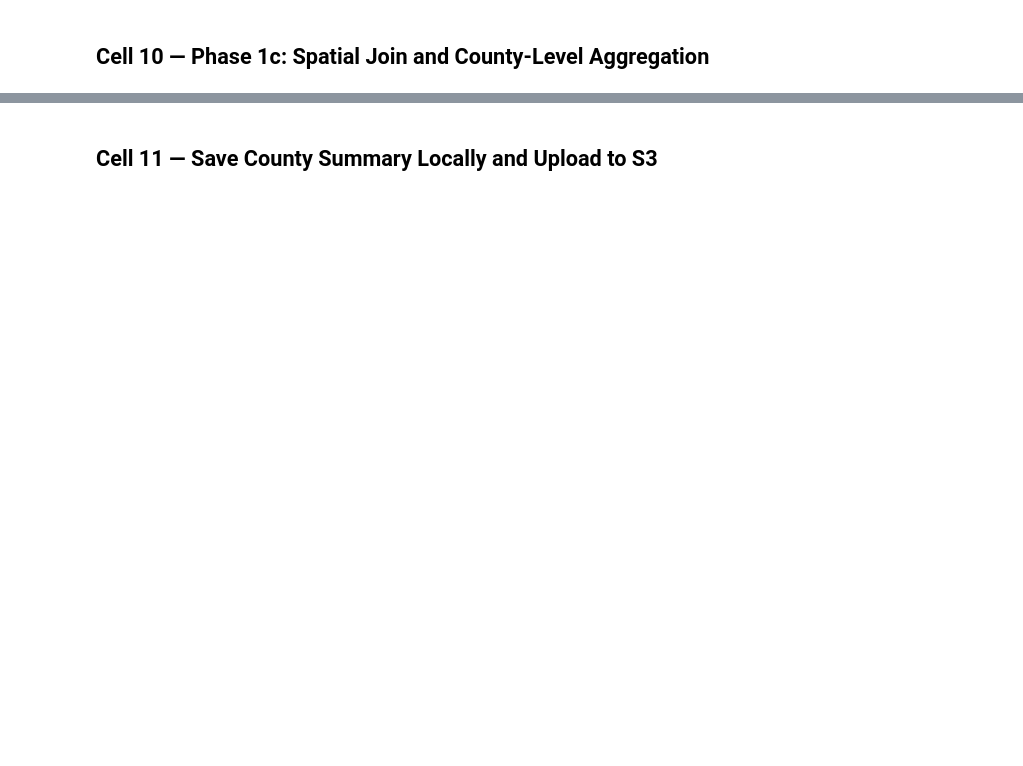
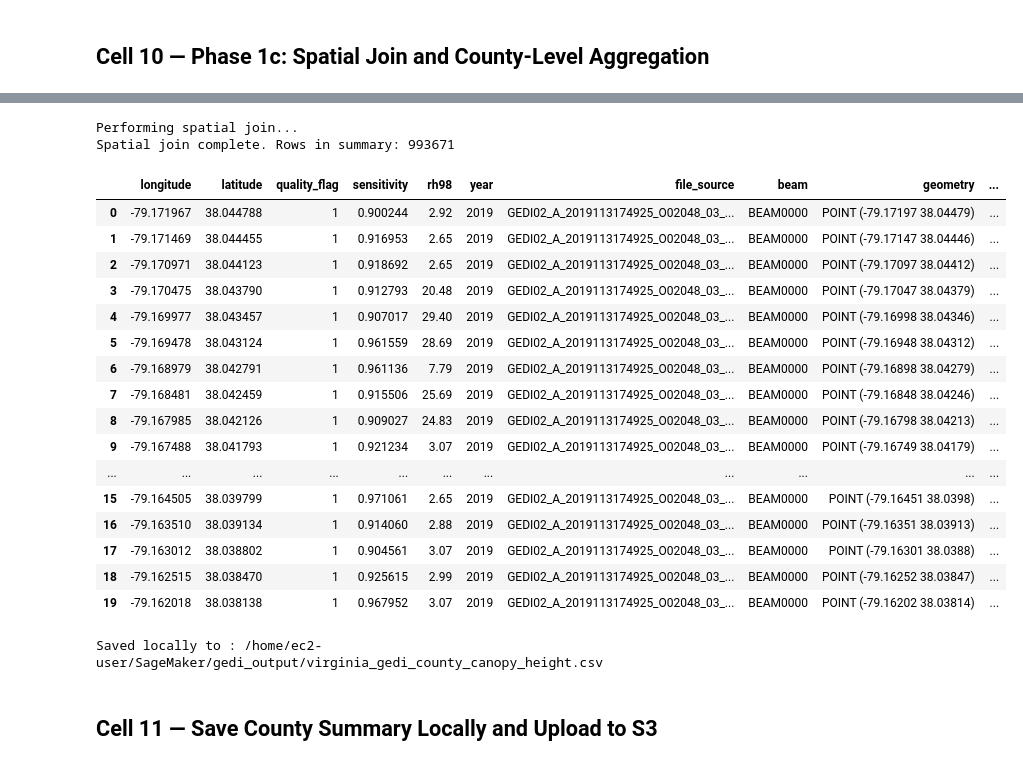
Before and after one commit to d26clarke/DS6015-006_TheCapstoneRepo, a Jupyter notebook: python/notebooks/process_gedi_from_s3.ipynb, the cells around one changed output, grey strips where cells are left out. Drawn from its saved outputs; the diff is of its cells as text; code cells hidden in the pictures; blank space fills up the shorter version.

Commit message:
Updates and new files from SageMaker

```diff
--- a/python/notebooks/process_gedi_from_s3.ipynb
+++ b/python/notebooks/process_gedi_from_s3.ipynb
@@ -44,14 +71,17 @@ Edit this cell to change S3 paths, bounding box, grid resolution, or target juri
 # %%
 # ── S3 settings ───────────────────────────────────────────────────────────────
 S3_BUCKET             = "central-virginia-tree-canopy-project"
-S3_PREFIX             = "GEDI/"
+S3_PREFIX             = "GEDI/GEDI02_A/002/"
 GEDI_COUNTY_S3_PREFIX = "gedi-county-summary/"
+GEDI_DETAILED_COUNTY_S3_PREFIX = "gedi-county-detailed/"
 
 # ── Local output directory ────────────────────────────────────────────────────
 OUTPUT_DIR        = "/home/ec2-user/SageMaker/gedi_output"
 OUTPUT_PARQUET    = os.path.join(OUTPUT_DIR, "virginia_gedi_canopy_multiyear.parquet")
 OUTPUT_NETCDF     = os.path.join(OUTPUT_DIR, "virginia_gedi_canopy_grid.nc")
 OUTPUT_COUNTY_CSV = os.path.join(OUTPUT_DIR, "virginia_gedi_county_summary.csv")
+OUTPUT_DETAILED_COUNTY_CSV = os.path.join(OUTPUT_DIR, "virginia_gedi_county_canopy_height.csv")
+OUTPUT_DETAILED_COUNTY_CANOPY_HEIGHT_CSV = os.path.join(OUTPUT_DIR, "virginia_gedi_county_canopy_height.csv")
 
 # ── Spatial bounds (Virginia 8-jurisdiction study area) ───────────────────────
 MIN_LON, MIN_LAT, MAX_LON, MAX_LAT = -79.1721, 37.3296, -77.6873, 38.4755
@@ -63,11 +93,13 @@ GRID_RES = 0.081
 TARGET_JURISDICTIONS = [
     ("Albemarle",       "51", "003",   "county"),
     ("Augusta",         "51", "015",   "county"),
+    ("Buckingham",      "51", "029",   "county"),
     ("Charlottesville", "51", "14968", "place"),
     ("Fluvanna",        "51", "065",   "county"),
     ("Greene",          "51", "079",   "county"),
     ("Louisa",          "51", "109",   "county"),
     ("Nelson",          "51", "125",   "county"),
+    ("Orange",          "51", "137",   "county"),
     ("Rockingham",      "51", "165",   "county"),
 ]
 
@@ -284,3 +605,69 @@ gedi_county_summary
+# %%
+# Load dataframe with canopy height data points
+df_gedi_canopy_height = pd.read_csv('/home/ec2-user/SageMaker/gedi_output/virginia_gedi_county_canopy_height.csv')
+
+gdf_gedi_canopy_height = gpd.GeoDataFrame(
+     df_gedi_canopy_height,
+     geometry=gpd.points_from_xy(df_gedi_canopy_height.longitude, df_gedi_canopy_height.latitude),
+     crs="EPSG:4326"
+ )
+
+# The Fix for the Value Error
+
+# Drop any stale index columns from a previous join
+gdf_gedi_canopy_height = gdf_gedi_canopy_height.drop(
+    columns=[c for c in ["index_right", "index_left"] if c in gdf_gedi_canopy_height.columns]
+)
+filtered_counties = filtered_counties.drop(
+    columns=[c for c in ["index_right", "index_left"] if c in filtered_counties.columns]
+)
+
+print("Performing spatial join...")
+gedi_with_county_canopy_height = gpd.sjoin(
+    gdf_gedi_canopy_height,
+    filtered_counties[['jurisdiction', 'geometry']],
+    how='inner',
+    predicate='within'
+)
+
+# gedi_county_summary = (
+#     gedi_with_county
+#     .groupby(['year', 'jurisdiction'])['rh98']
+#     .mean()
+#     .reset_index()
+#     .rename(columns={'rh98': 'canopy_height_mean_m'})
+# )
+
+print(f"Spatial join complete. Rows in summary: {len(gedi_with_county_canopy_height)}")
+gedi_with_county_canopy_height.head(20)
+# %% [output]
+Performing spatial join...
+Spatial join complete. Rows in summary: 993671
+|  | longitude | latitude | quality_flag | sensitivity | rh98 | year | file_source | beam | geometry | ... |
+| 0 | -79.171967 | 38.044788 | 1 | 0.900244 | 2.92 | 2019 | GEDI02_A_2019113174925_O02048_03_... | BEAM0000 | POINT (-79.17197 38.04479) | ... |
+| 1 | -79.171469 | 38.044455 | 1 | 0.916953 | 2.65 | 2019 | GEDI02_A_2019113174925_O02048_03_... | BEAM0000 | POINT (-79.17147 38.04446) | ... |
+| 2 | -79.170971 | 38.044123 | 1 | 0.918692 | 2.65 | 2019 | GEDI02_A_2019113174925_O02048_03_... | BEAM0000 | POINT (-79.17097 38.04412) | ... |
+| 3 | -79.170475 | 38.043790 | 1 | 0.912793 | 20.48 | 2019 | GEDI02_A_2019113174925_O02048_03_... | BEAM0000 | POINT (-79.17047 38.04379) | ... |
+| 4 | -79.169977 | 38.043457 | 1 | 0.907017 | 29.40 | 2019 | GEDI02_A_2019113174925_O02048_03_... | BEAM0000 | POINT (-79.16998 38.04346) | ... |
+| 5 | -79.169478 | 38.043124 | 1 | 0.961559 | 28.69 | 2019 | GEDI02_A_2019113174925_O02048_03_... | BEAM0000 | POINT (-79.16948 38.04312) | ... |
+| 6 | -79.168979 | 38.042791 | 1 | 0.961136 | 7.79 | 2019 | GEDI02_A_2019113174925_O02048_03_... | BEAM0000 | POINT (-79.16898 38.04279) | ... |
+| 7 | -79.168481 | 38.042459 | 1 | 0.915506 | 25.69 | 2019 | GEDI02_A_2019113174925_O02048_03_... | BEAM0000 | POINT (-79.16848 38.04246) | ... |
+| 8 | -79.167985 | 38.042126 | 1 | 0.909027 | 24.83 | 2019 | GEDI02_A_2019113174925_O02048_03_... | BEAM0000 | POINT (-79.16798 38.04213) | ... |
+| 9 | -79.167488 | 38.041793 | 1 | 0.921234 | 3.07 | 2019 | GEDI02_A_2019113174925_O02048_03_... | BEAM0000 | POINT (-79.16749 38.04179) | ... |
+| ... | ... | ... | ... | ... | ... | ... | ... | ... | ... | ... |
+| 15 | -79.164505 | 38.039799 | 1 | 0.971061 | 2.65 | 2019 | GEDI02_A_2019113174925_O02048_03_... | BEAM0000 | POINT (-79.16451 38.0398) | ... |
+| 16 | -79.163510 | 38.039134 | 1 | 0.914060 | 2.88 | 2019 | GEDI02_A_2019113174925_O02048_03_... | BEAM0000 | POINT (-79.16351 38.03913) | ... |
+| 17 | -79.163012 | 38.038802 | 1 | 0.904561 | 3.07 | 2019 | GEDI02_A_2019113174925_O02048_03_... | BEAM0000 | POINT (-79.16301 38.0388) | ... |
+| 18 | -79.162515 | 38.038470 | 1 | 0.925615 | 2.99 | 2019 | GEDI02_A_2019113174925_O02048_03_... | BEAM0000 | POINT (-79.16252 38.03847) | ... |
+| 19 | -79.162018 | 38.038138 | 1 | 0.967952 | 3.07 | 2019 | GEDI02_A_2019113174925_O02048_03_... | BEAM0000 | POINT (-79.16202 38.03814) | ... |
+# %%
+#Save to CSV to support County Canopy Height Change
+gedi_with_county_canopy_height.to_csv(OUTPUT_DETAILED_COUNTY_CANOPY_HEIGHT_CSV, index=False)
+print(f"Saved locally to : {OUTPUT_DETAILED_COUNTY_CANOPY_HEIGHT_CSV}")
+#gedi_with_county_canopy_height.to_csv('/home/ec2-user/SageMaker/gedi_output/virginia_gedi_county_canopy_height.csv', index=False)
+#print(f"Saved locally to : /home/ec2-user/SageMaker/gedi_output/virginia_gedi_county_canopy_height.csv")
+# %% [output]
+Saved locally to : /home/ec2-user/SageMaker/gedi_output/virginia_gedi_county_canopy_height.csv
 # %% [markdown]
 ## Cell 11 — Save County Summary Locally and Upload to S3
 # %%
```
Also changed, not shown: parts of 18 cells of this notebook, 38 other files.
